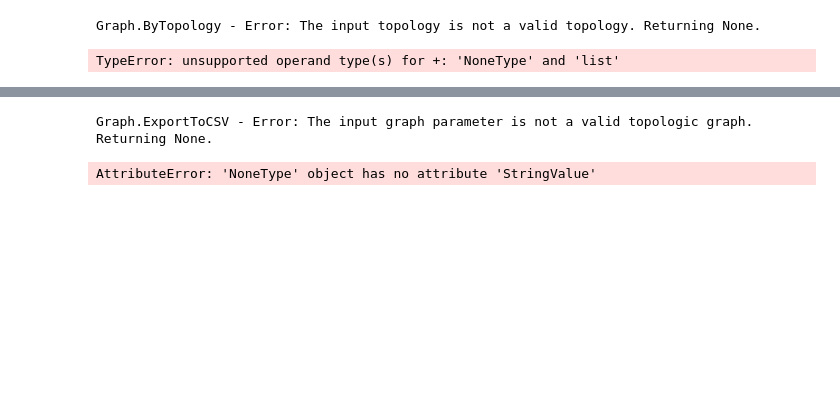
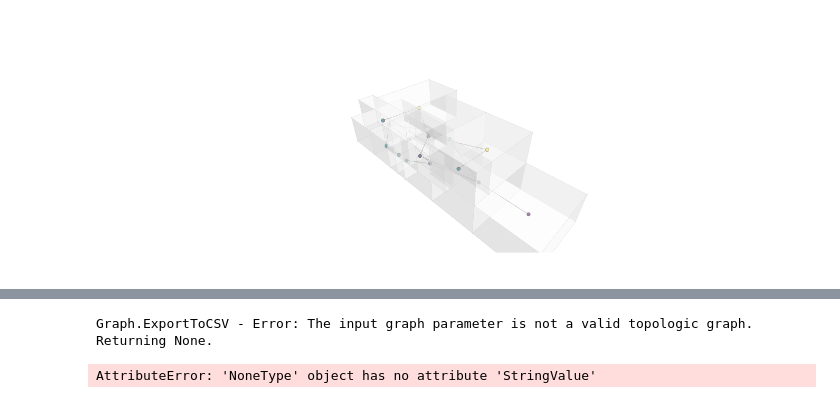
Before and after one commit to brunoperdigao/Plan-Classification-Topologic-DGL, a Jupyter notebook: plan-generator2.ipynb, the cells around one changed output, grey strips where cells are left out. Saved outputs shown, nothing was run; the diff lists cells and outputs as text; code cells hidden in the pictures; blank space fills up the shorter version.

Commit message:
added a second house generator

```diff
--- a/plan-generator2.ipynb
+++ b/plan-generator2.ipynb
@@ -444,14 +443,13 @@ houses
 # %%
-g = Graph.ByTopology(houses, direct=False, directApertures=True)
+g = Graph.ByTopology(house, direct=False, directApertures=True)
 graph_data = Plotly.DataByGraph(g, vertexSize=4, vertexGroupKey="label", vertexLabelKey="title", vertexGroups=[0,1,2,3,4,5,6,7,8,9])
 bldg_data = Plotly.DataByTopology(house, faceOpacity=0.5, edgeColor="lightgrey", vertexColor="lightgrey")
 # bldg_data = []
 # graph_data = []
 fig = Plotly.FigureByData(graph_data+bldg_data)
 Plotly.Show(fig, renderer='jupyterlab')
 # %% [output]
-Graph.ByTopology - Error: The input topology is not a valid topology. Returning None.
-TypeError: unsupported operand type(s) for +: 'NoneType' and 'list'
+[figure, added]
 # %%
 graphs
 # %% [output]
```
Also changed, not shown: parts of 4 cells of this notebook, 6 other files.
